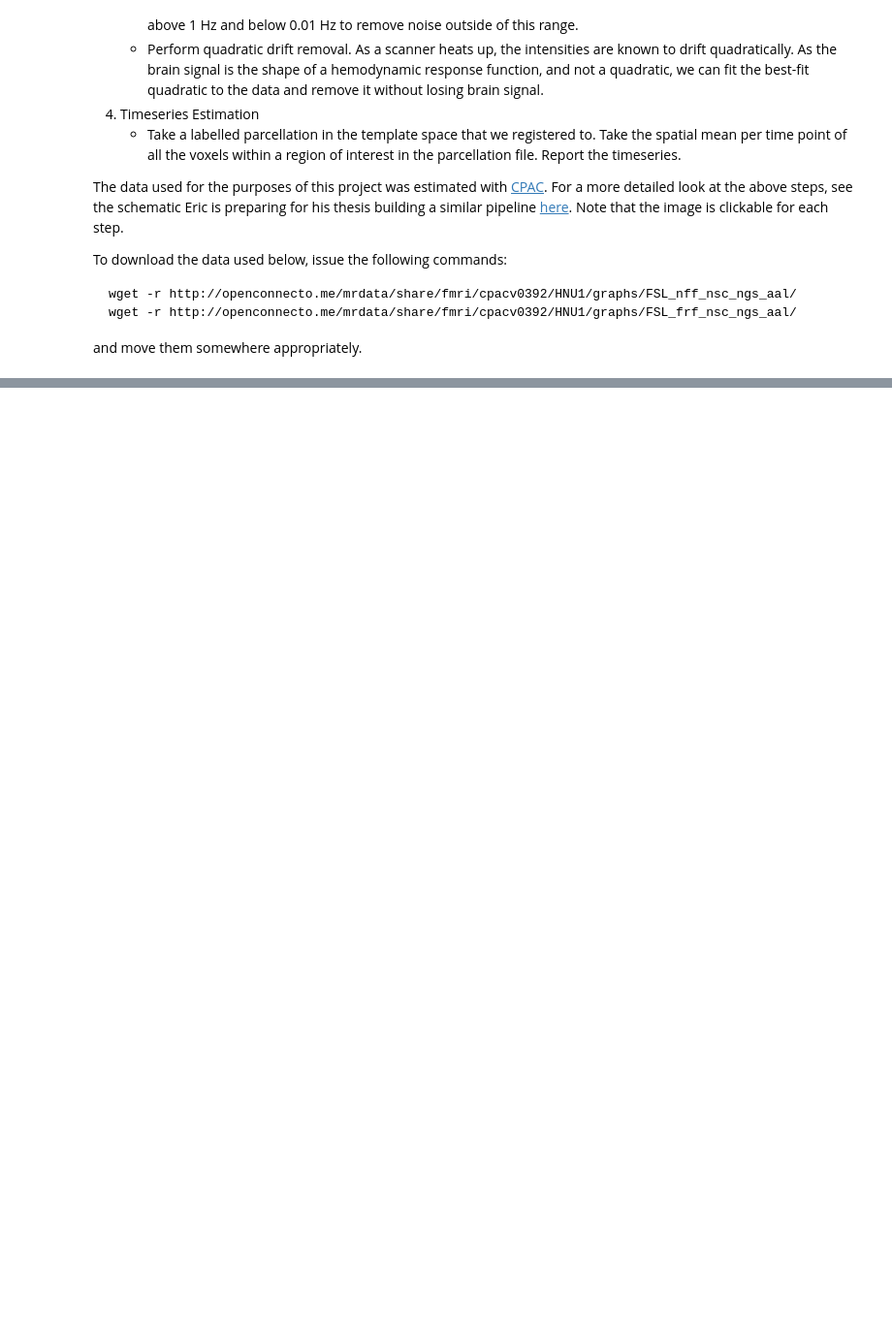
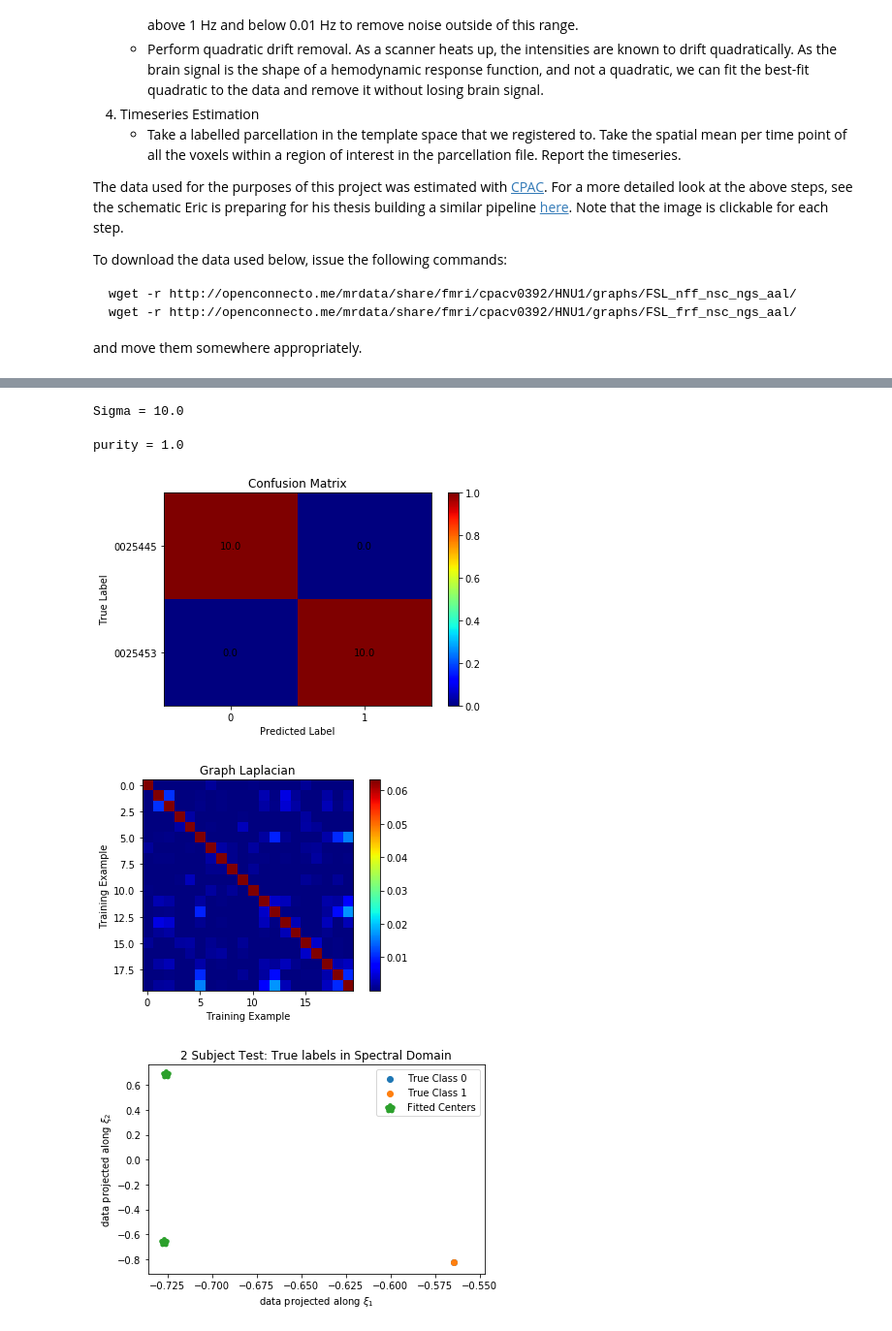
Before and after one commit to ebridge2/ams_446, a Jupyter notebook: Real_data.ipynb, the cells around one changed output, grey strips where cells are left out. Shown at 97% size. Saved outputs shown, nothing was run; the diff lists cells and outputs as text; code cells hidden in the pictures; blank space fills up the shorter version.

```diff
--- a/Real_data.ipynb
+++ b/Real_data.ipynb
@@ -199,0 +265,8 @@ fig.show()
+# %%
+plot_best_2d(graphs_2, subid, 2, best, title="2 Subject Test")
+# %% [output]
+Sigma = 10.0
+purity = 1.0
+[figure, added]
+[figure, added]
+[figure, added]
```
Also changed, not shown: parts of 21 cells of this notebook, 6 other files.
